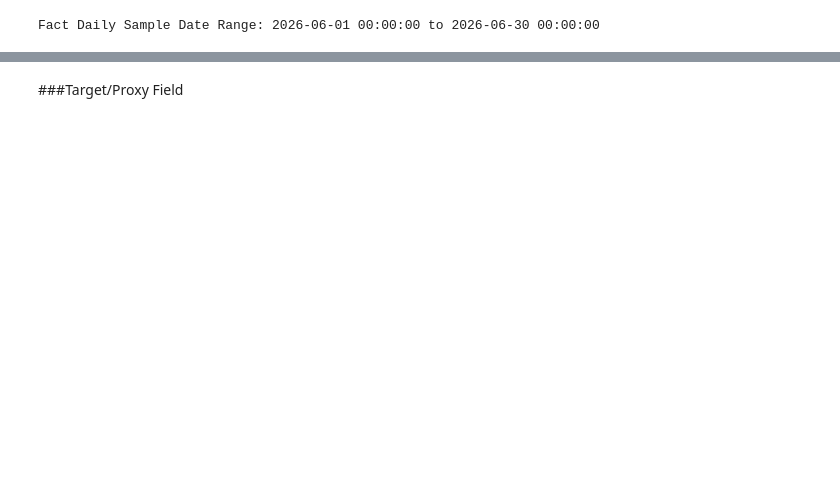
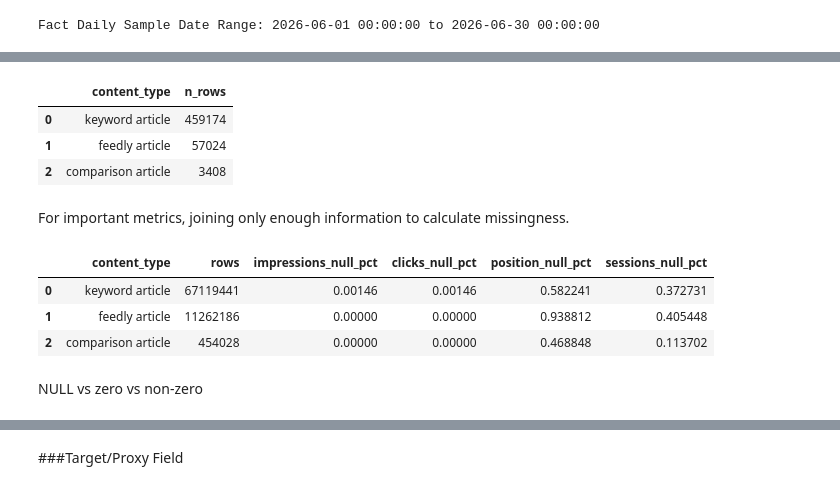
Before and after one commit to ritashreemukherjee123/Project-1-Applied-Search-Intelligence-Google-Search-Ranking-Discoverability.-, a Jupyter notebook: work/w03_data_contract.ipynb, the cells around one changed output, grey strips where cells are left out. Cells and saved outputs as stored; diff of their text form; code cells hidden in the pictures; blank space fills up the shorter version.

```diff
--- a/work/w03_data_contract.ipynb
+++ b/work/w03_data_contract.ipynb
@@ -402,0 +490,51 @@ Fact Daily Sample Date Range: 2026-06-01 00:00:00 to 2026-06-30 00:00:00
+# %%
+#Missingness by content type
+
+content_type_missingness = f"""
+SELECT
+    content_type,
+    COUNT(*) AS n_rows
+FROM {TABLES['dim_content']}
+GROUP BY content_type
+ORDER BY n_rows DESC
+"""
+
+con.execute(content_type_missingness).df()
+# %% [output]
+|  | content_type | n_rows |
+| 0 | keyword article | 459174 |
+| 1 | feedly article | 57024 |
+| 2 | comparison article | 3408 |
+# %% [markdown]
+For important metrics, joining only enough information to calculate missingness.
+# %%
+q = f"""
+SELECT
+    d.content_type,
+    COUNT(*) AS rows,
+
+    AVG(CASE WHEN f.gsc_impressions IS NULL THEN 1 ELSE 0 END) AS impressions_null_pct,
+    AVG(CASE WHEN f.gsc_clicks IS NULL THEN 1 ELSE 0 END) AS clicks_null_pct,
+    AVG(CASE WHEN f.gsc_avg_position IS NULL THEN 1 ELSE 0 END) AS position_null_pct,
+
+    AVG(CASE WHEN f.ga4_sessions IS NULL THEN 1 ELSE 0 END) AS sessions_null_pct
+
+FROM {TABLES['fact_daily']} f
+LEFT JOIN {TABLES['dim_content']} d
+  ON f.client_hash_id = d.client_hash_id
+ AND f.content_hash_id = d.content_hash_id
+
+GROUP BY d.content_type
+ORDER BY rows DESC
+"""
+
+missing_by_type = con.execute(q).df()
+
+missing_by_type
+# %% [output]
+|  | content_type | rows | impressions_null_pct | clicks_null_pct | position_null_pct | sessions_null_pct |
+| 0 | keyword article | 67119441 | 0.00146 | 0.00146 | 0.582241 | 0.372731 |
+| 1 | feedly article | 11262186 | 0.00000 | 0.00000 | 0.938812 | 0.405448 |
+| 2 | comparison article | 454028 | 0.00000 | 0.00000 | 0.468848 | 0.113702 |
+# %% [markdown]
+NULL vs zero vs non-zero
```
Also changed, not shown: parts of 25 cells of this notebook.
